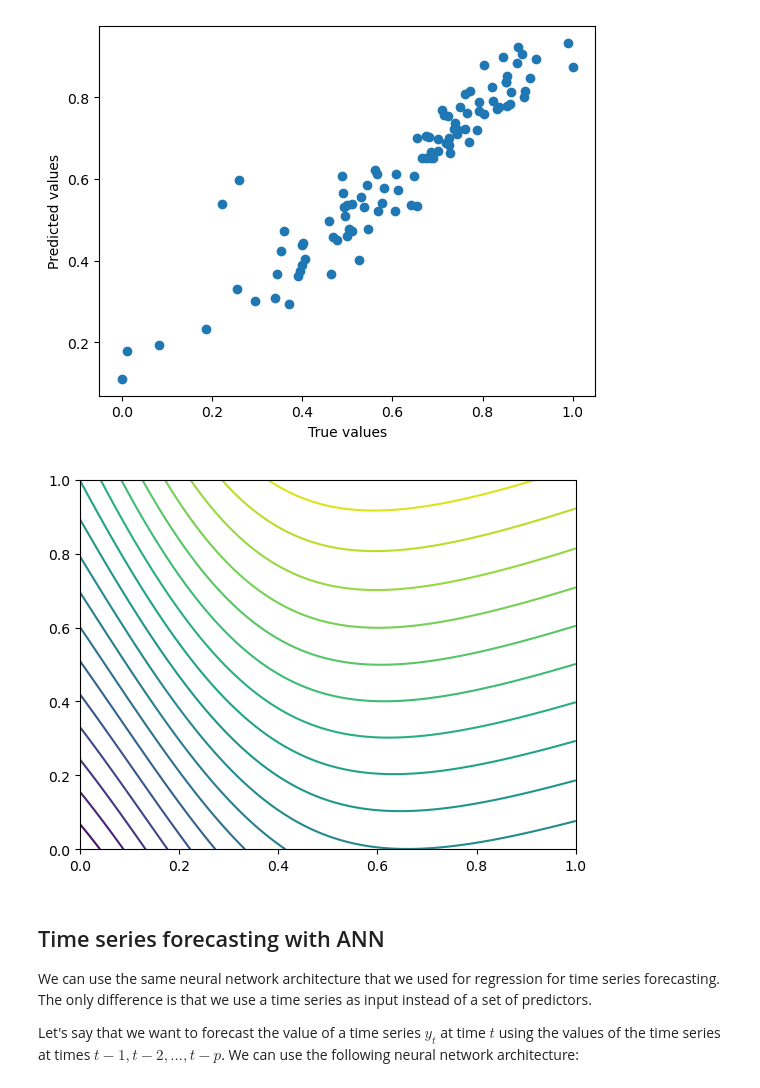
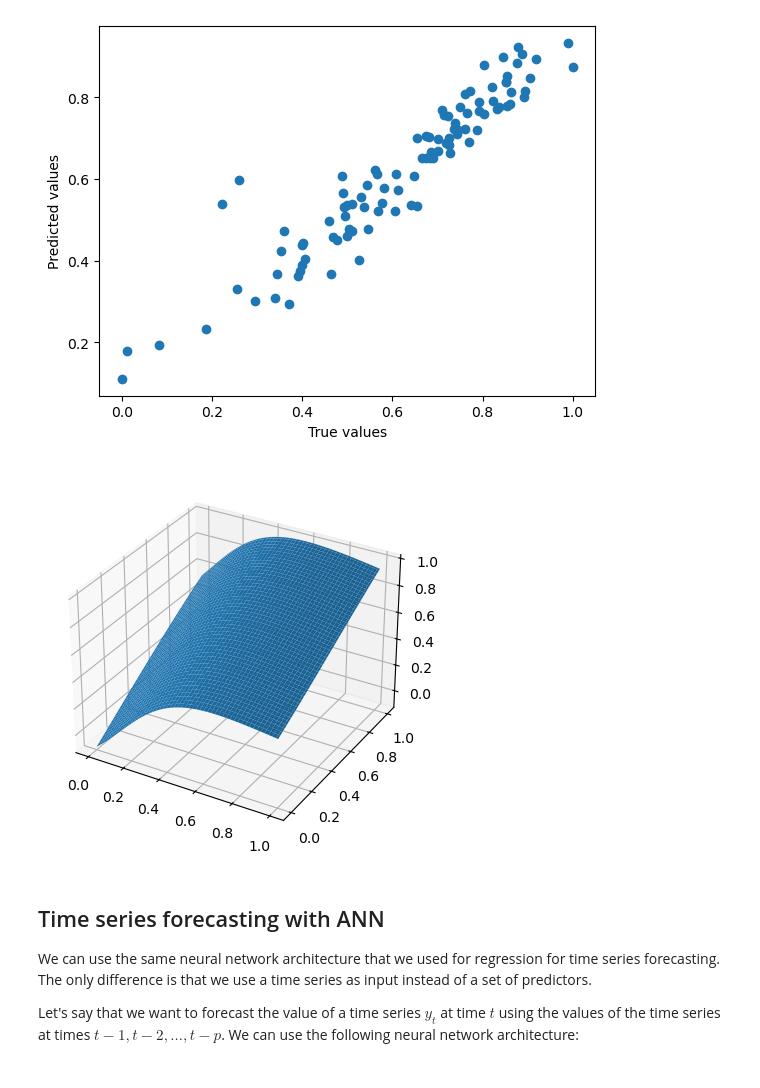
Before and after one commit to febse/ts2024, a Jupyter notebook: 09-ANN.ipynb, the cells around one changed output. Saved outputs shown, nothing was run; the diff lists cells and outputs as text; code cells hidden in the pictures.

```diff
--- a/09-ANN.ipynb
+++ b/09-ANN.ipynb
@@ -602,19 +602,23 @@ Epoch 1000 Loss: 0.01324398536235094
 # %%
 # Plot the prediction of the model for the two features
 
 x1 = np.linspace(0, 1, 100)
 x2 = np.linspace(0, 1, 100)
 
 X1, X2 = np.meshgrid(x1, x2)
 
 X = torch.tensor(np.c_[X1.ravel(), X2.ravel()], dtype=torch.float32)
 
 y = nn2(X).detach().numpy().reshape(100, 100)
 
-plt.contour(X1, X2, y, levels=20)
+# Visualize in 3D
+
+fig = plt.figure()
+ax = fig.add_subplot(111, projection='3d')
+ax.plot_surface(X1, X2, y)
 plt.show()
 # %% [output]
-[figure, old version]
+[figure, new version]
 # %% [markdown]
 ## Time series forecasting with ANN
 
```
